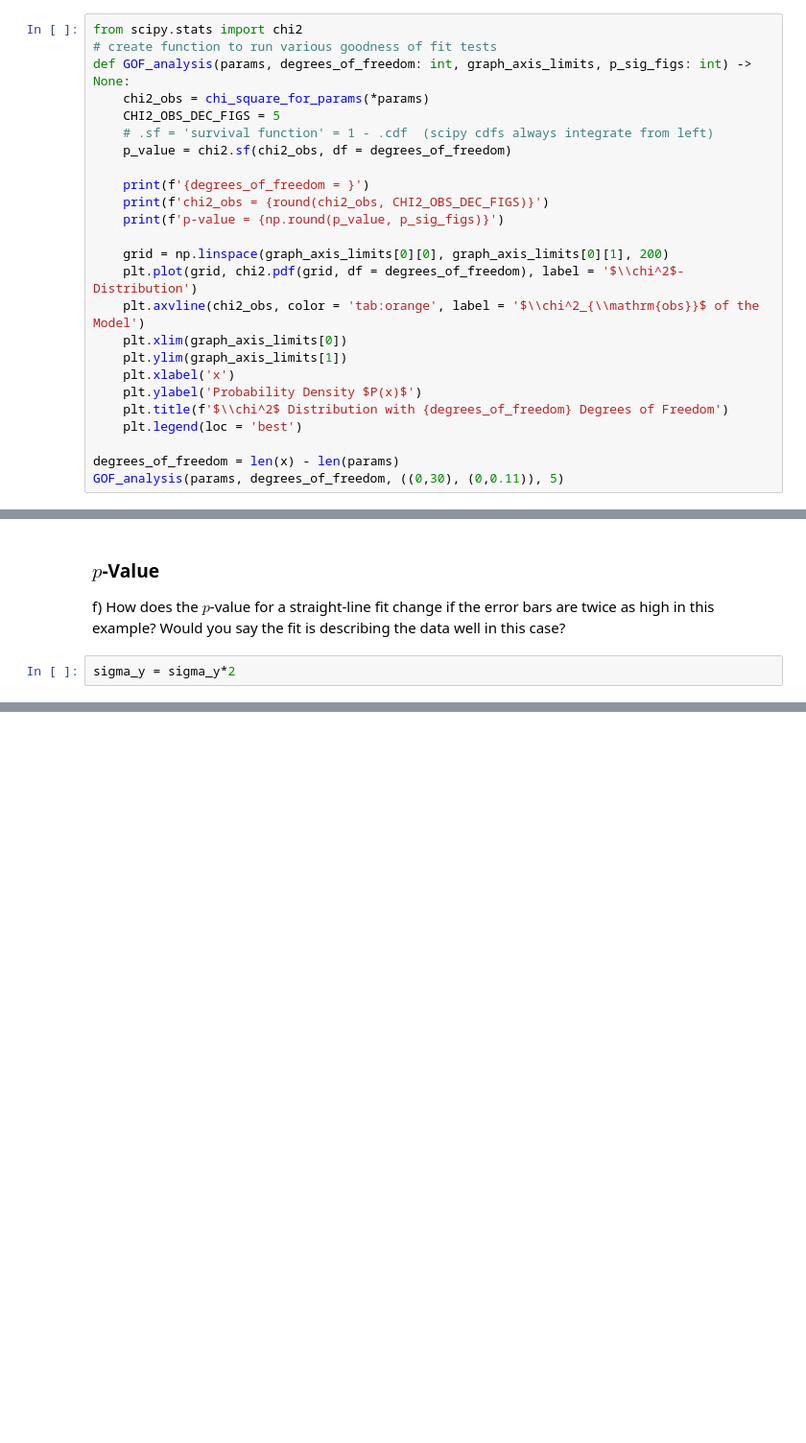
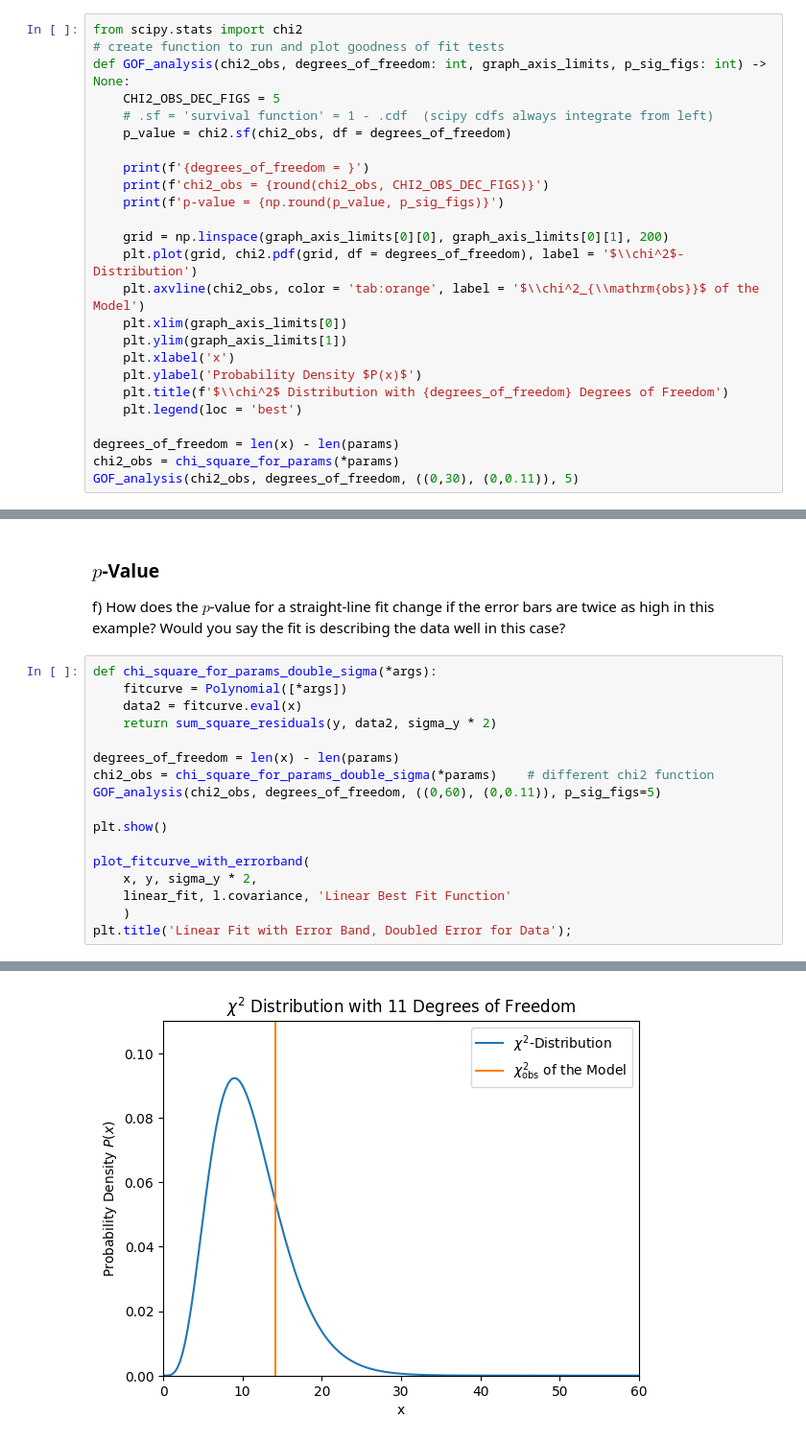
Before and after one commit to Just-Neptun/FP, a Jupyter notebook: S01 Statistik/tasks/S01_least_squares_01.ipynb, the cells around one changed output, grey strips where cells are left out. Shown at 96% size. Saved outputs shown, nothing was run; the diff lists cells and outputs as text; blank space fills up the shorter version.

```diff
--- a/S01 Statistik/tasks/S01_least_squares_01.ipynb
+++ b/S01 Statistik/tasks/S01_least_squares_01.ipynb
@@ -197,9 +197,8 @@ This value gives the probability of obtaining a $\chi^2$-Value equal to or more
 This leaves us with fairly high confidence that our fit parameters are quite close to the true values.
 # %%
 from scipy.stats import chi2
-# create function to run various goodness of fit tests
-def GOF_analysis(params, degrees_of_freedom: int, graph_axis_limits, p_sig_figs: int) -> None:
-    chi2_obs = chi_square_for_params(*params)
+# create function to run and plot goodness of fit tests
+def GOF_analysis(chi2_obs, degrees_of_freedom: int, graph_axis_limits, p_sig_figs: int) -> None:
     CHI2_OBS_DEC_FIGS = 5
     # .sf = 'survival function' = 1 - .cdf  (scipy cdfs always integrate from left)
     p_value = chi2.sf(chi2_obs, df = degrees_of_freedom)
@@ -219,7 +218,8 @@ def GOF_analysis(params, degrees_of_freedom: int, graph_axis_limits, p_sig_figs:
     plt.legend(loc = 'best')
 
 degrees_of_freedom = len(x) - len(params)
-GOF_analysis(params, degrees_of_freedom, ((0,30), (0,0.11)), 5)
+chi2_obs = chi_square_for_params(*params)
+GOF_analysis(chi2_obs, degrees_of_freedom, ((0,30), (0,0.11)), 5)
 # %% [output]
 degrees_of_freedom = 9
 chi2_obs = 9.76457
@@ -365,5 +366,21 @@ p-value = 3.8805e-08
 # %% [markdown]
 ### $p$-Value
 f) How does the $p$-value for a straight-line fit change if the error bars are twice as high in this example? Would you say the fit is describing the data well in this case?
-# %%
-sigma_y = sigma_y*2
+# %%
+def chi_square_for_params_double_sigma(*args):
+    fitcurve = Polynomial([*args])
+    data2 = fitcurve.eval(x)
+    return sum_square_residuals(y, data2, sigma_y * 2)
+
+degrees_of_freedom = len(x) - len(params)
+chi2_obs = chi_square_for_params_double_sigma(*params)    # different chi2 function
+GOF_analysis(chi2_obs, degrees_of_freedom, ((0,60), (0,0.11)), p_sig_figs=5)
+
+plt.show()
+
+plot_fitcurve_with_errorband(
+    x, y, sigma_y * 2,
+    linear_fit, l.covariance, 'Linear Best Fit Function'
+    )
+plt.title('Linear Fit with Error Band, Doubled Error for Data');
+# %% [output]
@@ -369,0 +390 @@ sigma_y = sigma_y*2
+[figure, added]
```
Also changed, not shown: parts of 4 cells of this notebook.
